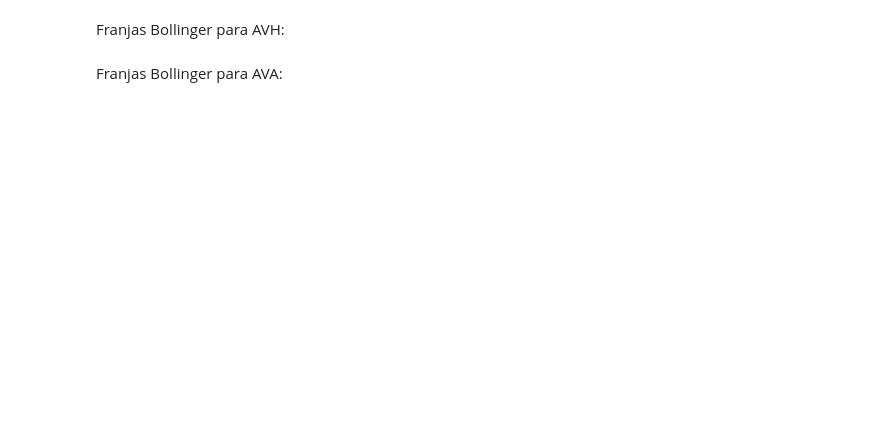
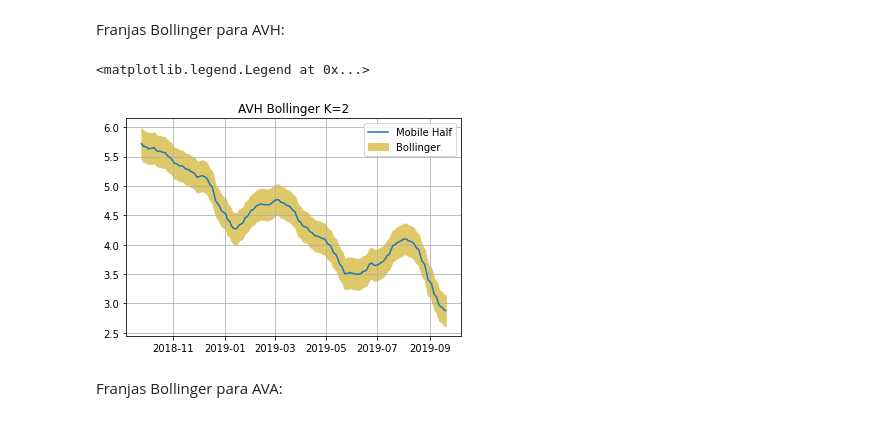
Before and after one commit to NicoPatalagua/BigData, a Jupyter notebook: Spark_Dataframes_Windows.ipynb, the cells around one changed output. Cells and saved outputs as stored; diff of their text form; code cells hidden in the pictures; blank space fills up the shorter version.

```diff
--- a/Spark_Dataframes_Windows.ipynb
+++ b/Spark_Dataframes_Windows.ipynb
@@ -386,4 +430,21 @@ Franjas Bollinger para EC:
 # %% [markdown]
 Franjas Bollinger para AVH:
+# %%
+ObjWin= Window.orderBy(ObjAVH.Date).rowsBetween(-20,0)
+ObjMMAVH=ObjAVH.select('Date', F.avg('Close').over(ObjWin).alias('Mean')).toPandas()
+ObjCPAVH=ObjAVH.orderBy(ObjAVH.Date).select('Close').toPandas()
+ObjOPAVH=ObjAVH.orderBy(ObjAVH.Date).select('Open').toPandas()
+SDAVH=np.std(np.array(ObjCPAVH)-np.array(ObjOPAVH))
+BSAVH=(ObjMMAVH.Mean)+(SDAVH *2)
+BIAVH=(ObjMMAVH.Mean)-(SDAVH *2)
+fig, ax = plt.subplots()
+ax.fill_between(ObjMMAVH.Date,BSAVH,BIAVH, color='#dfc867',label='Bollinger')
+ax.plot(ObjMMAVH.Date, ObjMMAVH.Mean, label="Mobile Half")
+ax.set_title('AVH Bollinger K=2')
+ax.grid(True)
+ax.legend()
+# %% [output]
+<matplotlib.legend.Legend at 0x...>
+[figure, added]
 # %% [markdown]
 Franjas Bollinger para AVA:
```
Also changed, not shown: parts of 25 cells of this notebook.
